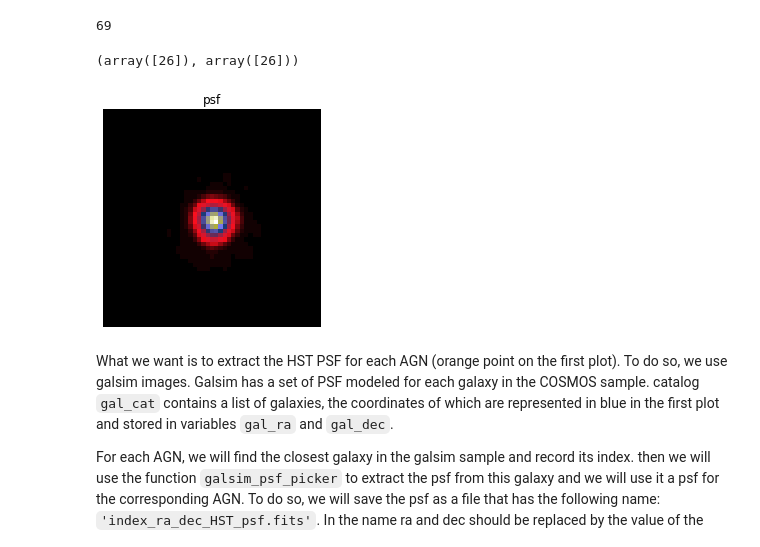
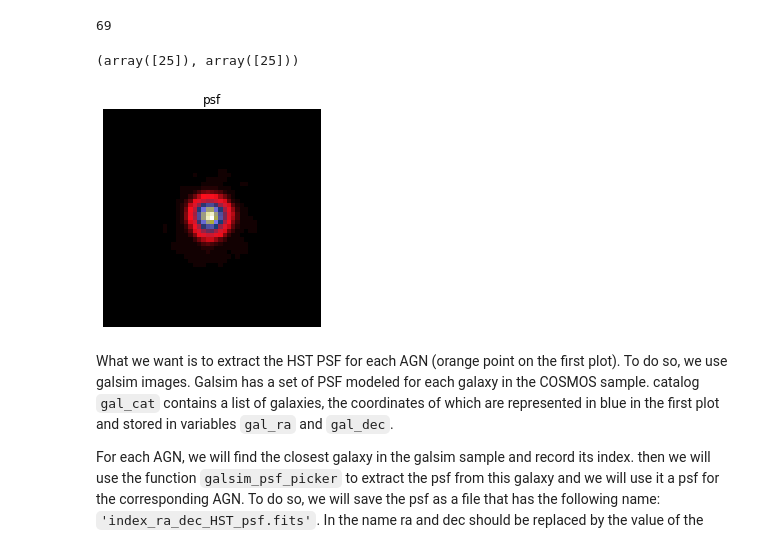
Before and after one commit to herjy/AGN_Deblending, a Jupyter notebook: Extract/get_coordinates.ipynb, the cells around one changed output. Drawn from its saved outputs; the diff is of its cells as text; code cells hidden in the pictures.

Commit message:
centering psf

```diff
--- a/Extract/get_coordinates.ipynb
+++ b/Extract/get_coordinates.ipynb
@@ -56,33 +56,32 @@ print(i-2)
 # %%
 def galsim_psf_picker(index, catalog):
     """ A function that extract the psf of a galsim galaxy
 
     Paramters
     ---------
     index: int
         index of the galsim galaxy for which we want to extract the psf
     catalog: list
         list of galsim object from a galsim catalog
     returns
     -------
     psf: array
         image of the psf for galsim image at index `index`
     """
     gal_cat = galsim.RealGalaxyCatalog(file_name=catalog)
-    psf = gal_cat.getPSF(index).drawImage(nx=51, ny=51, scale=0.03, method='real_space', use_true_center=True)
-    return psf.array
+    psf = gal_cat.getPSF(index).drawImage(nx=51, ny=51, scale=0.03, method='real_space', offset = (-1,-1))
 
 # Example of how the psf picker works:
 # Show the psf for the first galaxy in the galsim catalog:
 psf0 = galsim_psf_picker(0, galsim_file)
 print(np.where(psf0 == np.max(psf0)))
 plt.title('psf')
 plt.imshow(psf0, cmap = 'gist_stern')#Use np.log10(psf0) to reveal seemingly hidden features.
 plt.axis('off') #Remove the indexation of the x and y axes
 plt.show()
 # %% [output]
-(array([26]), array([26]))
+(array([25]), array([25]))
-[figure, old version]
+[figure, new version]
 # %% [markdown]
 What we want is to extract the HST PSF for each AGN (orange point on the first plot).
 To do so, we use galsim images. Galsim has a set of PSF modeled for each galaxy in the COSMOS sample.
```
